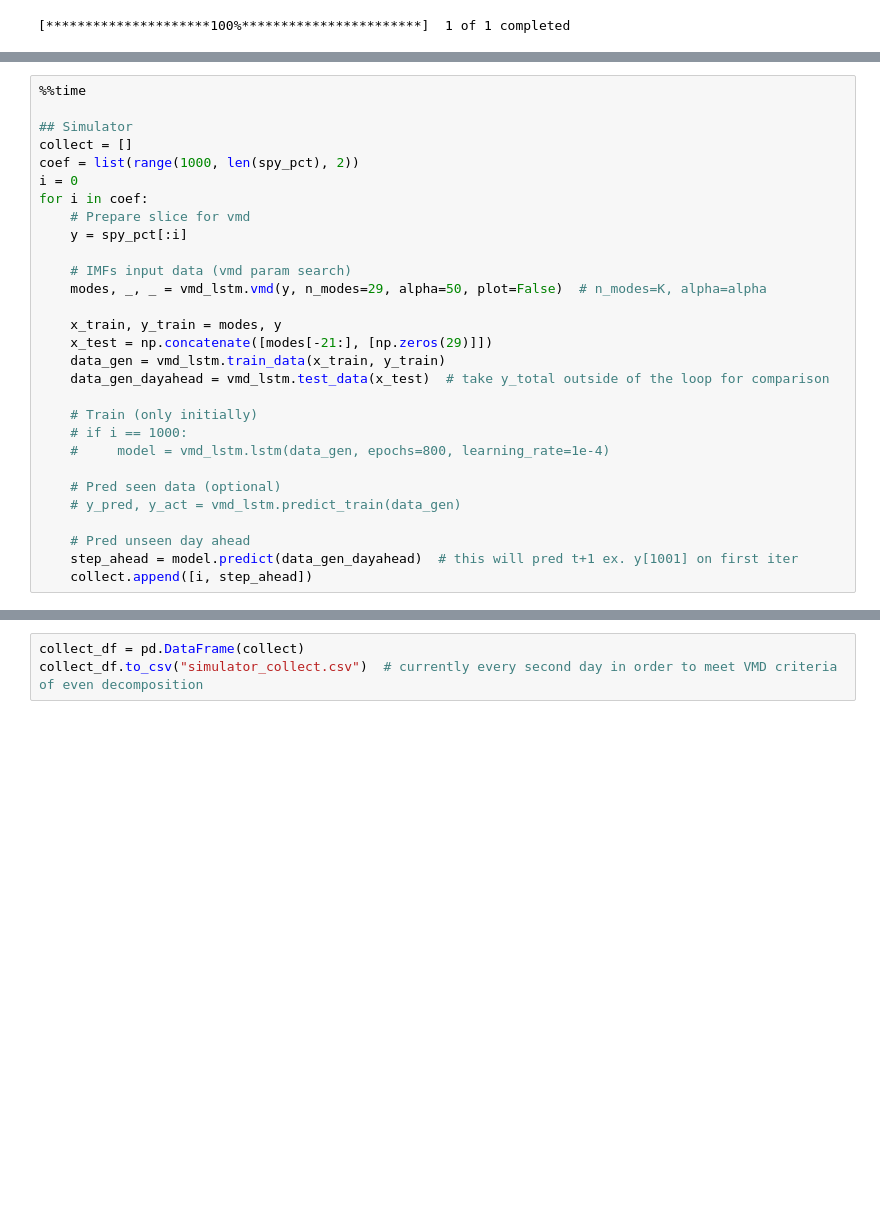
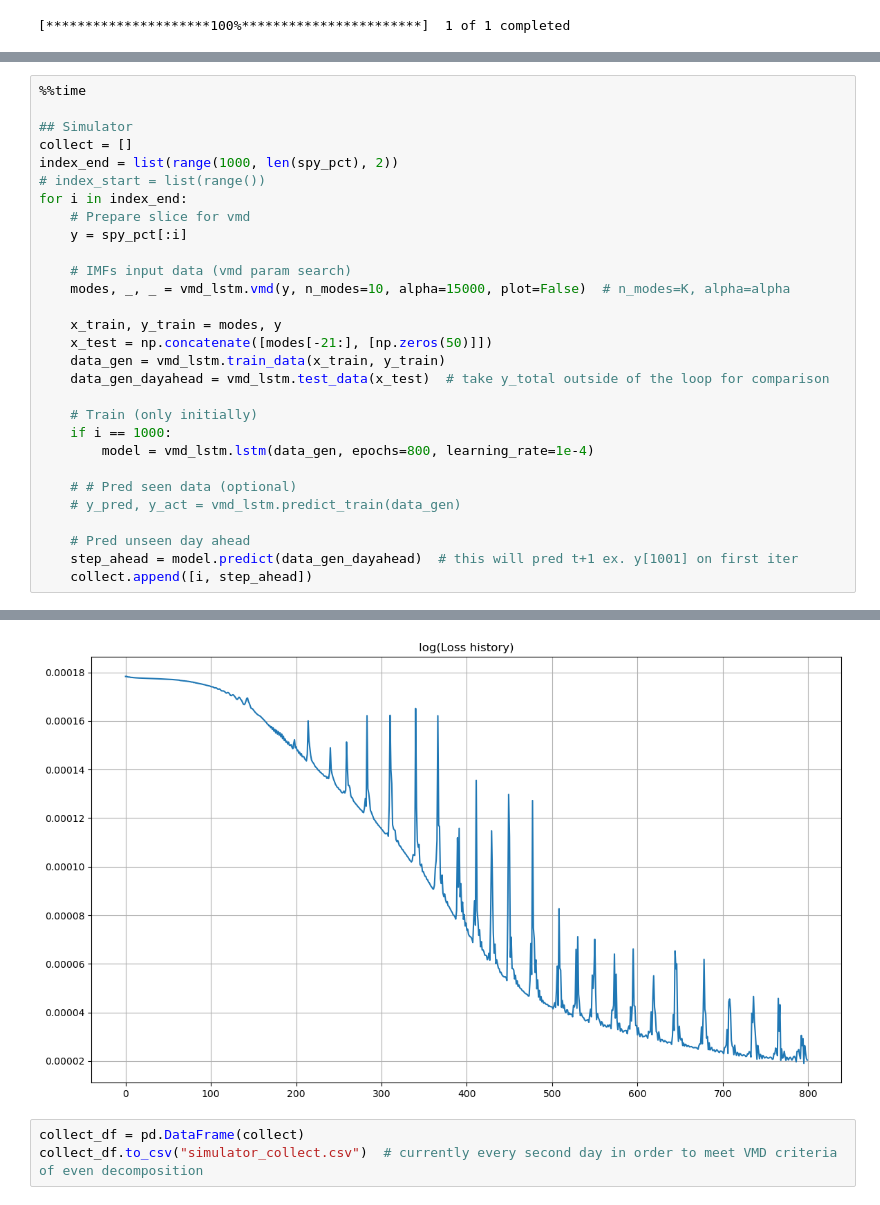
Before and after one commit to dminchev1/vmd-lstm, a Jupyter notebook: vmd_verify.ipynb, the cells around one changed output, grey strips where cells are left out. Cells and saved outputs as stored; diff of their text form; blank space fills up the shorter version.

```diff
--- a/vmd_verify.ipynb
+++ b/vmd_verify.ipynb
@@ -182,25 +191,25 @@ y_total = spy_pct
 
 ## Simulator
 collect = []
-coef = list(range(1000, len(spy_pct), 2))
-i = 0
-for i in coef:
+index_end = list(range(1000, len(spy_pct), 2))
+# index_start = list(range())
+for i in index_end:
     # Prepare slice for vmd
     y = spy_pct[:i]
 
     # IMFs input data (vmd param search)
-    modes, _, _ = vmd_lstm.vmd(y, n_modes=29, alpha=50, plot=False)  # n_modes=K, alpha=alpha
+    modes, _, _ = vmd_lstm.vmd(y, n_modes=10, alpha=15000, plot=False)  # n_modes=K, alpha=alpha
 
     x_train, y_train = modes, y
-    x_test = np.concatenate([modes[-21:], [np.zeros(29)]])
+    x_test = np.concatenate([modes[-21:], [np.zeros(50)]])
     data_gen = vmd_lstm.train_data(x_train, y_train)
     data_gen_dayahead = vmd_lstm.test_data(x_test)  # take y_total outside of the loop for comparison
 
     # Train (only initially)
-    # if i == 1000:
-    #     model = vmd_lstm.lstm(data_gen, epochs=800, learning_rate=1e-4)
+    if i == 1000:
+        model = vmd_lstm.lstm(data_gen, epochs=800, learning_rate=1e-4)
 
-    # Pred seen data (optional)
+    # # Pred seen data (optional)
     # y_pred, y_act = vmd_lstm.predict_train(data_gen)
 
     # Pred unseen day ahead
@@ -227,3 +236,4 @@ Wall time: 4min 51s
+[figure, added]
 # %%
 collect_df = pd.DataFrame(collect)
 collect_df.to_csv("simulator_collect.csv")  # currently every second day in order to meet VMD criteria of even decomposition
```
Also changed, not shown: parts of 10 cells of this notebook, 3 other files.
